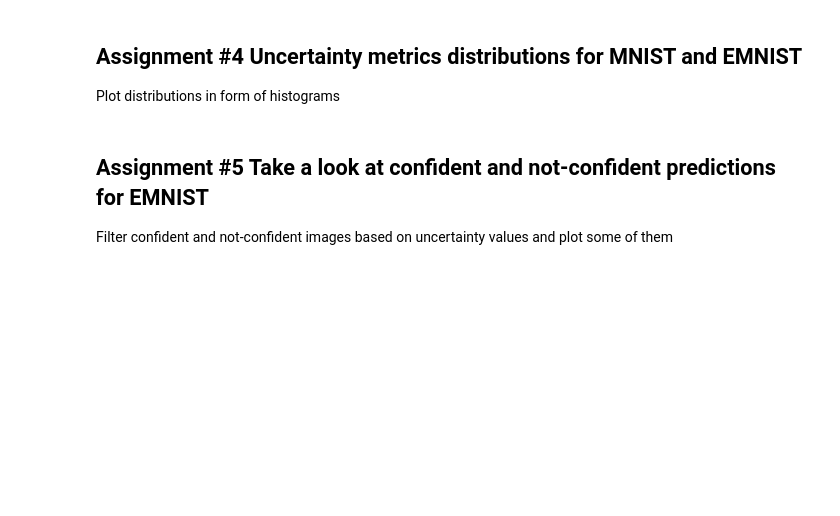
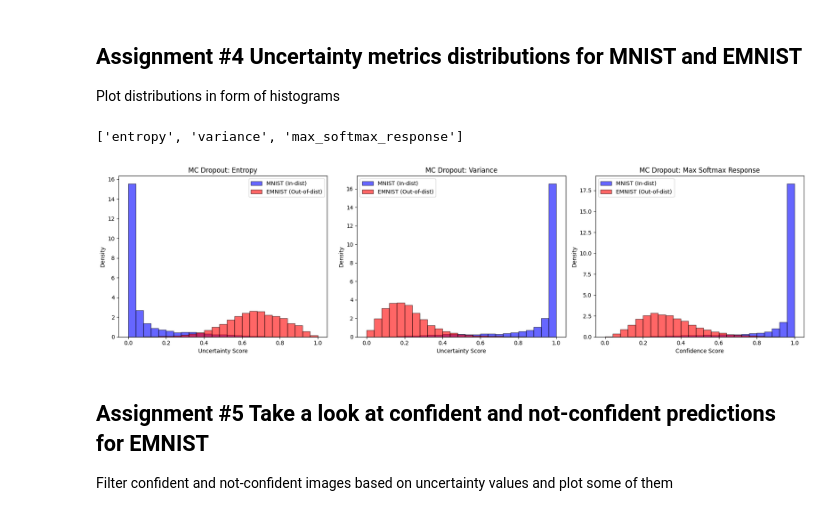
Before and after one commit to leilaalizadeh/Machine-Learning-in-Application, a Jupyter notebook: 6_DL_confidence_a.ipynb, the cells around one changed output. Drawn from its saved outputs; the diff is of its cells as text; code cells hidden in the pictures; blank space fills up the shorter version.

```diff
--- a/6_DL_confidence_a.ipynb
+++ b/6_DL_confidence_a.ipynb
@@ -7,7 +12,7 @@ from scipy import io as spio
 import matplotlib.pyplot as plt
 import tensorflow_datasets as tfds
 
-ROOTDIR_DATA = [...]
+ROOTDIR_DATA = "/content/drive/MyDrive/data"
 # %% [markdown]
 ## ResNet18
 # %%
@@ -231,10 +291,15 @@ class UncertaintyWrapper(tf.keras.Model):
             print("{} not implemented.".format(metric))
 
     def predict_many_times(self, inputs, draws=2):
-        [...]
+        preds = list()
+        for _ in range(draws):
+            pred = self.predict(inputs)
+            preds.append(pred)
+        return np.stack(preds)
 
     def _avreage_prediction(self, multiple_preds):
-        [...]
+        m = np.mean(multiple_preds, axis=0)
+        return m
 
     def _entropy(self, multiple_preds):
         avg_preds = self._avreage_prediction(multiple_preds)
@@ -244,16 +309,18 @@ class UncertaintyWrapper(tf.keras.Model):
 
     def _variance(self, multiple_preds):
         avg_preds = self._avreage_prediction(multiple_preds)
-        [...]
+        variance = np.var(avg_preds, axis=1)
+        return variance
 
     def _max_softmax_response(self, multiple_preds):
         avg_preds = self._avreage_prediction(multiple_preds)
-        [...]
+        max_softmax_response = np.max(avg_preds, axis=1)
+        return max_softmax_response
 # %%
 net_unc = UncertaintyWrapper(mc_dropout=0.1)
 net_unc.build((1, 28, 28, 1))
 net_unc.summary()
-optimizer = tf.keras.optimizers.SGD(learning_rate=0.01)
+optimizer = tf.keras.optimizers.SGD(learning_rate=0.001)
 net_unc.compile(optimizer=optimizer, loss="categorical_crossentropy", metrics=["accuracy"])
 net_unc.fit(mnist_train, epochs=1)
 print("Accuracy on test set: {:.2f}".format(net_unc.evaluate(mnist_test)[1]))
@@ -277,3 +390,41 @@ Plot distributions in form of histograms
+# %%
+metrics = list(net_unc._uncertainty_metrics.keys())
+print(metrics)
+
+fig, axes = plt.subplots(1, len(metrics), figsize=(18, 5))
+
+for ax, measure in zip(axes, metrics):
+    ax.set_title(f"MC Dropout: {measure.replace('_', ' ').title()}")
+
+    ax.hist(uncertainties['mnist'][measure],
+            color="blue",
+            alpha=0.6,
+            bins=25,
+            label='MNIST (In-dist)',
+            edgecolor='black',
+            density=True)
+
+    ax.hist(uncertainties['emnist'][measure],
+            color="red",
+            alpha=0.6,
+            bins=25,
+            label='EMNIST (Out-of-dist)',
+            edgecolor='black',
+            density=True)
+
+    if measure == 'max_softmax_response':
+        ax.set_xlabel("Confidence Score")
+    else:
+        ax.set_xlabel("Uncertainty Score")
+
+    ax.set_ylabel("Density")
+    ax.legend()
+
+plt.tight_layout()
+plt.show()
+# %% [output]
+['entropy', 'variance', 'max_softmax_response']
+[figure, added]
 # %% [markdown]
 ## **Assignment #5** Take a look at confident and not-confident predictions for EMNIST
 Filter confident and not-confident images based on uncertainty values and plot some of them
```
Also changed, not shown: parts of 28 cells of this notebook, 2 other files.
